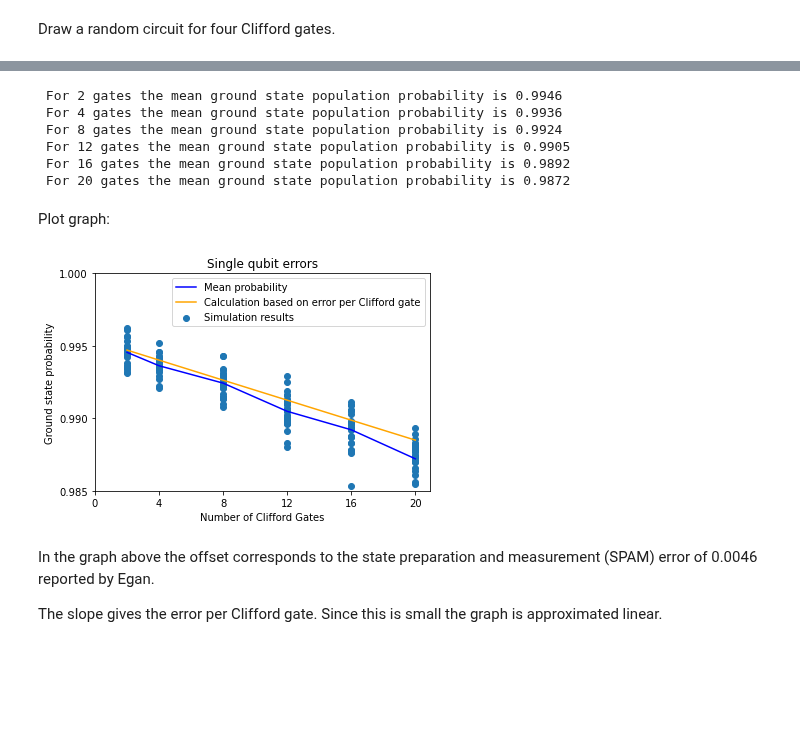
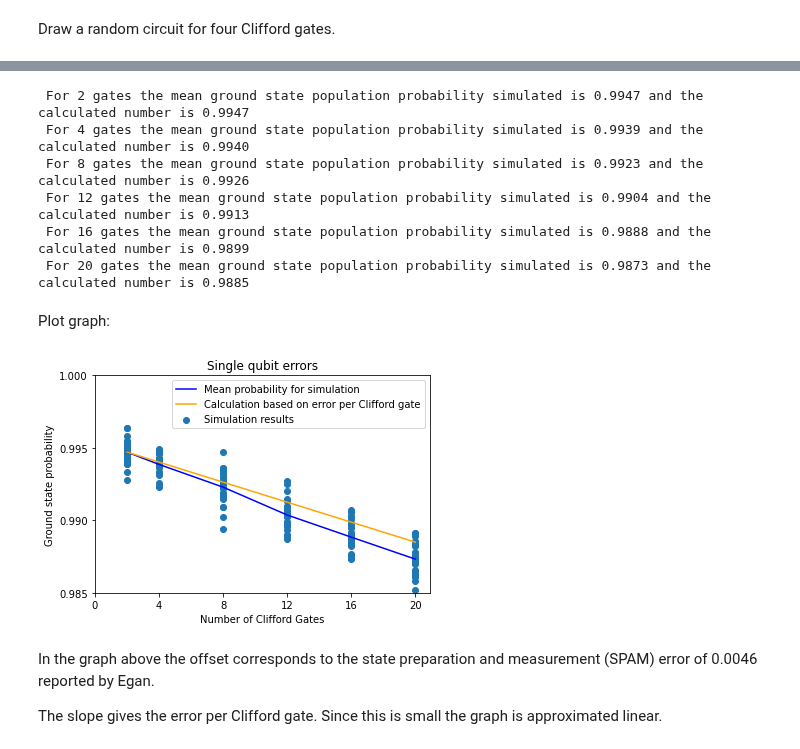
Before and after one commit to goldsmdn/SteaneCode, a Jupyter notebook: Egan_single_qubit_errors.ipynb, the cells around one changed output, grey strips where cells are left out. Cells and saved outputs as stored; diff of their text form; code cells hidden in the pictures; blank space fills up the shorter version.

Commit message:
#16 Baseline noise tests

```diff
--- a/Egan_single_qubit_errors.ipynb
+++ b/Egan_single_qubit_errors.ipynb
@@ -46,13 +46,12 @@ Define constants so the process flow can be controlled from one place:
 SHOTS = 10000                            #Number of shots to run
 ITERATIONS = 25                          #Number of iterations for each simulation
 MEASURE_NOISE = 0.0046                   #Measurement noise
-SINGLE_GATE_NOISE = 0.000183 * 2         #Parameter for depolarising channel
+SINGLE_GATE_DEPOLARISING = 0.000366      #Parameter for depolarising channel
 SINGLE_CLIFFORD_GATE_NOISE = 0.000348    #Used to calculate theory
 NOISE = True                             #Test with noise?
 
 GATE_LIST = [1, 3, 7, 11, 15, 19]        #Number of Clifford gate to be simulated
                                          # one more reversal gate is automaticaly added
-#GATE_STEP = 4
 
 SIMULATOR = Aer.get_backend('qasm_simulator')
 # %%
@@ -75,15 +73,11 @@ def get_noise(p_meas,p_gate):
 
     error_meas = pauli_error([('X',p_meas), ('I', 1 - p_meas)])
     error_gate1 = depolarizing_error(p_gate, 1)
-    error_gate2 = error_gate1.tensor(error_gate1)
-    error_gate3 = error_gate1.tensor(error_gate1)
 
     noise_model = NoiseModel()
     noise_model.add_all_qubit_quantum_error(error_meas, "measure") # measurement error is applied to measurements
     noise_model.add_all_qubit_quantum_error(error_gate1, ['x', 'y', 'z', 'h', 's', 'sdg'])  # single qubit gate errors
-    noise_model.add_all_qubit_quantum_error(error_gate2, ['cx']) # two qubit gate error is applied to cx gates
-    noise_model.add_all_qubit_quantum_error(error_gate3, ['cz']) # same two qubit gate error is applied to cz gates
 
     return noise_model
 # %%
-noise_model = get_noise(MEASURE_NOISE,SINGLE_GATE_NOISE)
+noise_model = get_noise(MEASURE_NOISE,SINGLE_GATE_DEPOLARISING)
@@ -105,7 +84,10 @@ for gate_number in GATE_LIST:
 # %%
 simulation_probability = []
+theoretical_probability = []
 mean_probability = []
+
 number_of_gates_scatter = []
+number_of_gates_plot = []
 
 loop_number = 0
 for gate_depth in GATE_LIST:
@@ -116,49 +98,52 @@ for gate_depth in GATE_LIST:
         else:
             result = execute(rb_circs[iteration][loop_number], SIMULATOR, shots=SHOTS).result()
         counts = result.get_counts(rb_circs[iteration][loop_number])
-        #print ('The different states can be counted.  The simulated result are', counts, loop_number, gate_number)
         number_of_gates_scatter.append(gate_depth + 1)
         # need to add one gate to allow for the reversal
         probability = counts.get('0') / SHOTS
         simulation_probability.append(probability)
         accumulator = accumulator + probability
-        #print(accumulator, probability)
     mean = accumulator / ITERATIONS
-    print(f' For {gate_depth + 1} gates the mean ground state population probability is {mean:.4f}')
+
+    exponent = (gate_depth + 1)
+    gate_noise = ((1 - SINGLE_CLIFFORD_GATE_NOISE) ** exponent)
+    theory = gate_noise * (1 - MEASURE_NOISE)
+    theoretical_probability.append(theory)
+    number_of_gates_plot.append(gate_depth + 1)
+    print(f' For {gate_depth + 1} gates the mean simulated ground state population probability simulated is {mean:.4f} and the calculated probability is {theory:.4f}')
     mean_probability.append(mean)
     loop_number = loop_number + 1
 # %% [output]
- For 2 gates the mean ground state population probability is 0.9946
- For 4 gates the mean ground state population probability is 0.9936
- For 8 gates the mean ground state population probability is 0.9924
- For 12 gates the mean ground state population probability is 0.9905
- For 16 gates the mean ground state population probability is 0.9892
- For 20 gates the mean ground state population probability is 0.9872
+ For 2 gates the mean ground state population probability simulated is 0.9947 and the calculated number is 0.9947
+ For 4 gates the mean ground state population probability simulated is 0.9939 and the calculated number is 0.9940
+ For 8 gates the mean ground state population probability simulated is 0.9923 and the calculated number is 0.9926
+ For 12 gates the mean ground state population probability simulated is 0.9904 and the calculated number is 0.9913
+ For 16 gates the mean ground state population probability simulated is 0.9888 and the calculated number is 0.9899
+ For 20 gates the mean ground state population probability simulated is 0.9873 and the calculated number is 0.9885
 # %% [markdown]
 Plot graph:
 # %%
 #graph constants
 YMIN = 0.985
 YMAX = 1.000
 YTICK = 0.005
 
 #graph
 title_text = "Ground state probabilty against number of Clifford Gates"
 plt.scatter(number_of_gates_scatter, simulation_probability, label = "Simulation results" )
-plt.plot(number_of_gates_line, mean_probability, label = "Mean probability for simulation" , color="blue")
-#plt.plot(number_of_gates_line, theoretical_probability1, label = "Single gate" )
-plt.plot(number_of_gates_line, theoretical_probability2, label = "Calculation based on error per Clifford gate" , color="orange")
+plt.plot(number_of_gates_plot, mean_probability, label = "Mean probability for simulation" , color="blue")
+plt.plot(number_of_gates_plot, theoretical_probability, label = "Calculation based on error per Clifford gate" , color="orange")
 plt.title('Single qubit errors')
 plt.xlabel('Number of Clifford Gates')
 plt.ylabel('Ground state probability')
 plt.legend()
 plt.ylim(YMIN, YMAX)
 plt.xticks(np.arange(0, 21, 4))
 plt.yticks(np.arange(YMIN, YMAX, YTICK))
 fname = "single_qubit_errors.png"
 plt.savefig(fname)
 # %% [output]
-[figure, old version]
+[figure, new version]
 # %% [markdown]
 In the graph above the offset corresponds to the state preparation and measurement (SPAM) error of 0.0046 reported by Egan.
 
```
Also changed, not shown: parts of 3 cells of this notebook, 3 other files.
